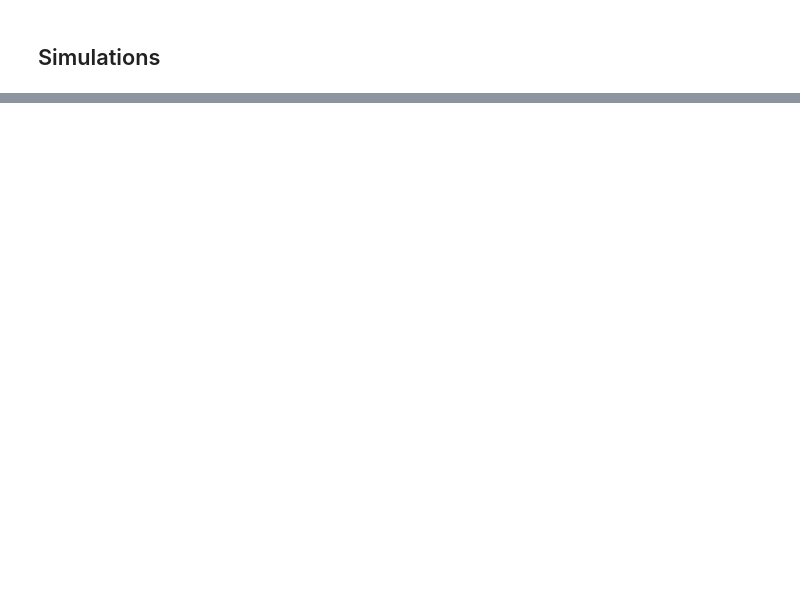
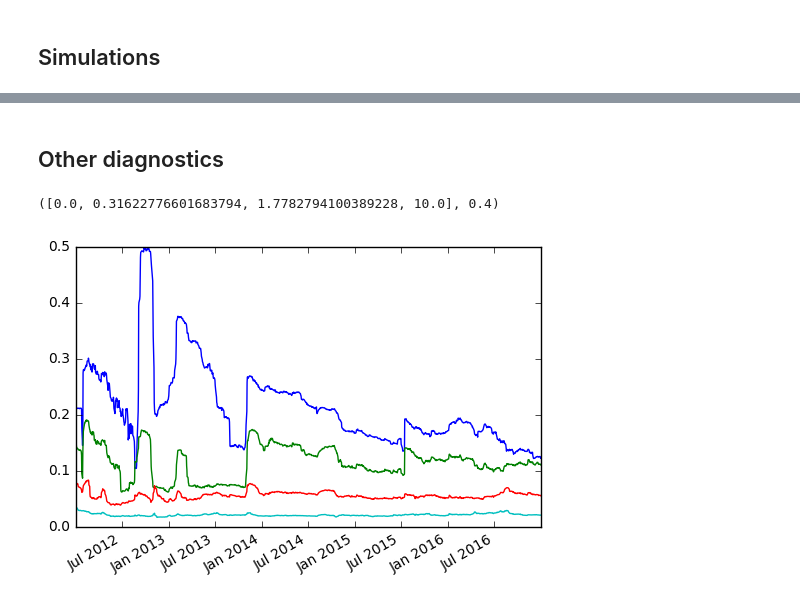
Before and after one commit to cvxgrp/cvxportfolio, a Jupyter notebook: SinglePeriodOpt.ipynb, the cells around one changed output, grey strips where cells are left out. Saved outputs shown, nothing was run; the diff lists cells and outputs as text; code cells hidden in the pictures; blank space fills up the shorter version.

```diff
--- a/SinglePeriodOpt.ipynb
+++ b/SinglePeriodOpt.ipynb
@@ -83,0 +127,9 @@ policy.costs[0].gamma, policy.costs[1].gamma
+# %%
+for i in range(3):
+    gamma_tcost = gamma_tcosts[i]
+    plt.figure(figsize=(12,6))
+    [results[(i, gamma_tcost)].v.plot(label='$\gamma^{risk} = %.2f$'%i) for i in gamma_risks]
+    plt.legend(loc='upper left')
+    plt.ylabel('portfolio value (\$)')
+    plt.title('Portfolio value over time for $\gamma^{trade} = %.2f$'%gamma_tcost)
+    plt.savefig(plotdir+'spo_valueintime_gammatrade%d.png'%i)
@@ -83,0 +140,8 @@ policy.costs[0].gamma, policy.costs[1].gamma
+# %% [markdown]
+## Other diagnostics
+# %%
+[(np.sqrt(250)*np.sqrt(results[(i, gamma_tcosts[2])].policy_EmpSigma)).plot() for i in gamma_risks]
+gamma_risks, gamma_tcosts[2]
+# %% [output]
+([0.0, 0.31622776601683794, 1.7782794100389228, 10.0], 0.4)
+[figure, added]
```
Also changed, not shown: parts of 40 cells of this notebook, 3 other files.
